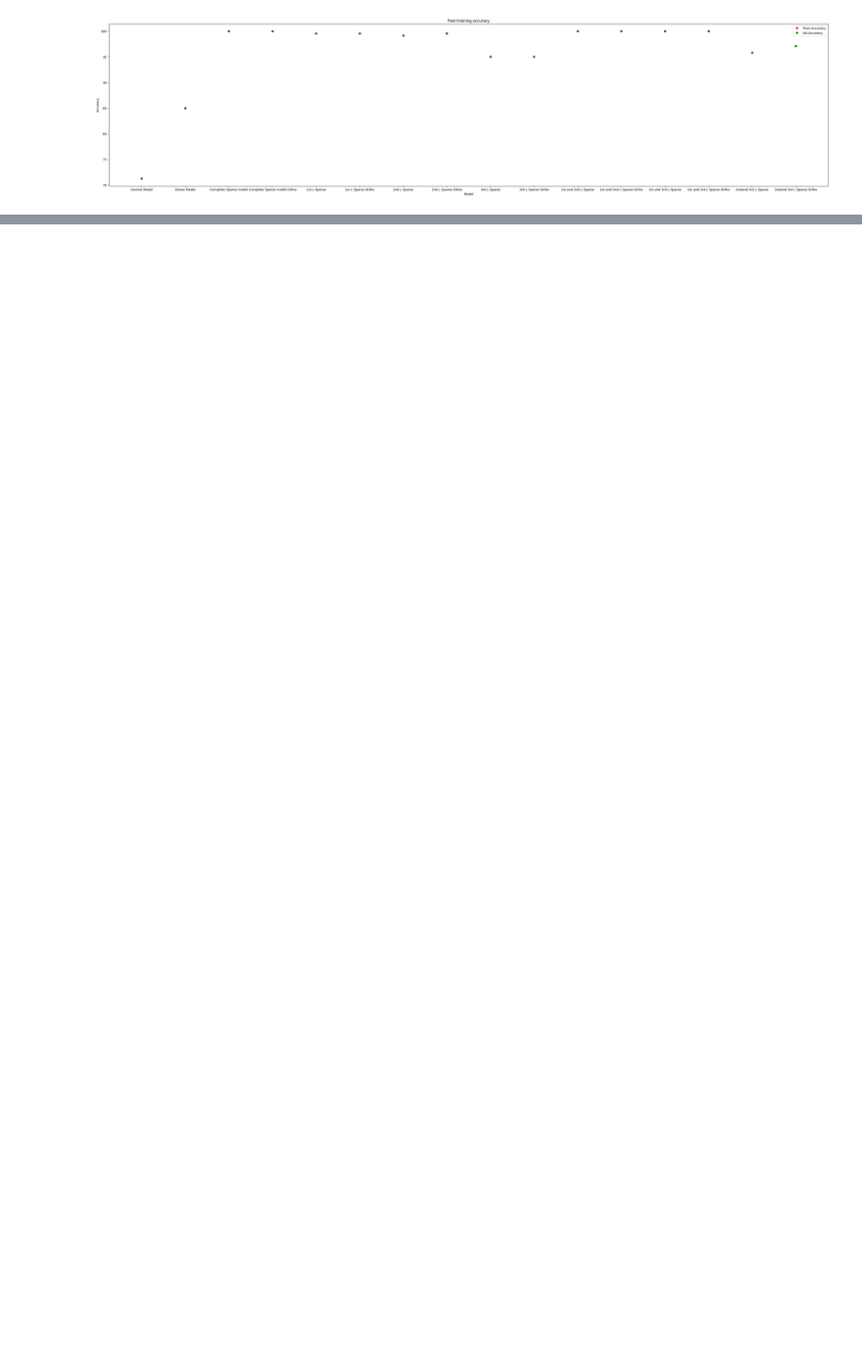
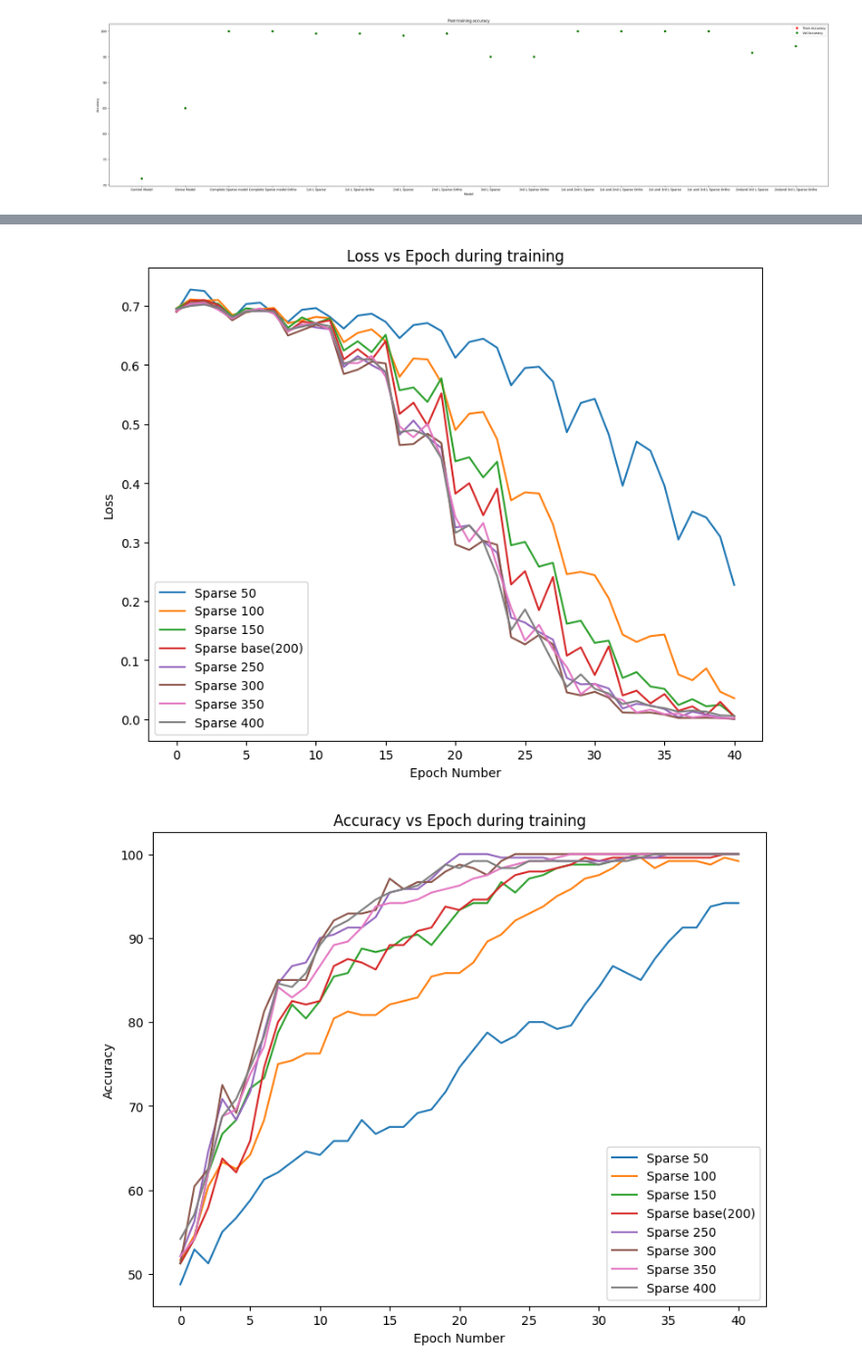
Before and after one commit to animeshsasan/hippocampal-cortex-learning, a Jupyter notebook: .ipynbs/sparse-network.ipynb, the cells around one changed output, grey strips where cells are left out. Shown at 98% size. Cells and saved outputs as stored; diff of their text form; code cells hidden in the pictures; blank space fills up the shorter version.

Commit message:
Add experiment for different width and depth

```diff
--- a/.ipynbs/sparse-network.ipynb
+++ b/.ipynbs/sparse-network.ipynb
@@ -32,7 +32,7 @@ model_params_first_second = {"l1": (200, 15), "l2": (250, 20), "l3": (200, None)
 model_params_first_third = {"l1": (200, 15), "l2": (250, None), "l3": (200, 10)}
 model_params_second_third = {"l1": (200, None), "l2": (250, 20), "l3": (200, 10)}
 # %%
-experiment = RunExperiment(trainUtil, in_features)
+experiment = RunExperiment(trainUtil)
 modelSetups = ModelSetups()
 # %%
 trainUtil.set_data_granularity(1)
@@ -104,0 +158,16 @@ combined_charts.plot_test_accu_for_models(width_alpha=3, no_std= True).show()
+# %%
+chartUtils = {}
+
+for modelName in model_types_width_same_allowed:
+    chartUtils[modelName] = experiment.perform_one_experiment(
+        models = {
+            "Control " + modelName: modelSetups._get_control_model,
+            "Dense " + modelName: modelSetups._get_dense_model,
+            "Sparse " + modelName: modelSetups._get_sparse_model,
+            "Sparse " + modelName + " Ortho": modelSetups._get_sparse_model
+            },
+        in_features = in_features,
+        out_features = out_features,
+        layers = layers,
+        model_params = model_types_width_same_allowed[modelName]
+        )
@@ -104,0 +190,28 @@ combined_charts.plot_test_accu_for_models(width_alpha=3, no_std= True).show()
+# %%
+model_keys = list(chartUtils.keys())
+combined_charts = chartUtils[model_keys[0]]
+
+for key in model_keys[1:]:
+    combined_charts = combined_charts.combine_charts(chartUtils[key])
+
+all_sparse_models_allowed = [ i  for i in combined_charts.get_models() if "Sparse" in i]
+sparse_models_allowed = [ i  for i in combined_charts.get_models() if "Sparse" in i and "Ortho" not in i]
+other_models_allowed = [ i  for i in combined_charts.get_models() if "Sparse" not in i]
+
+model_keys = list(chartUtilsPercentageAllowed.keys())
+combined_charts_allowed_percent = chartUtilsPercentageAllowed[model_keys[0]]
+
+for key in model_keys[1:]:
+    combined_charts_allowed_percent = combined_charts_allowed_percent.combine_charts(chartUtilsPercentageAllowed[key])
+
+
+all_sparse_models_allowed_percent = [ i  for i in combined_charts_allowed_percent.get_models() if "Sparse" in i]
+sparse_models_allowed_percent = [ i  for i in combined_charts_allowed_percent.get_models() if "Sparse" in i and "Ortho" not in i]
+other_models_allowed_percent = [ i  for i in combined_charts_allowed_percent.get_models() if "Sparse" not in i]
+# %%
+combined_charts.plot_training_data_for(no_std= True, models=sparse_models_allowed).show()
+combined_charts.plot_training_data_for(no_std= True, models=sparse_models_allowed, value_to_plot = TrainingCharts.ACC).show()
+combined_charts.plot_test_accu_for_models(no_std= True, models=sparse_models_allowed, width_alpha=3).show()
+# %% [output]
+[figure, added]
+[figure, added]
```
Also changed, not shown: parts of 10 cells of this notebook, 1 other file.
